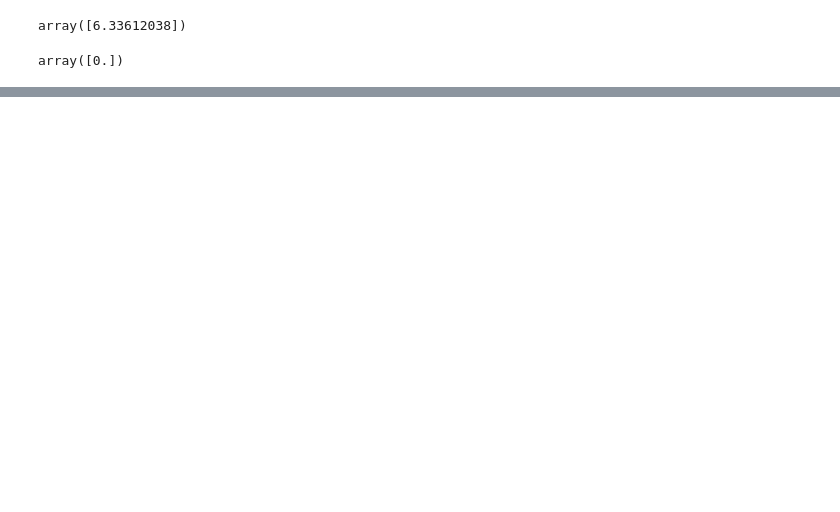
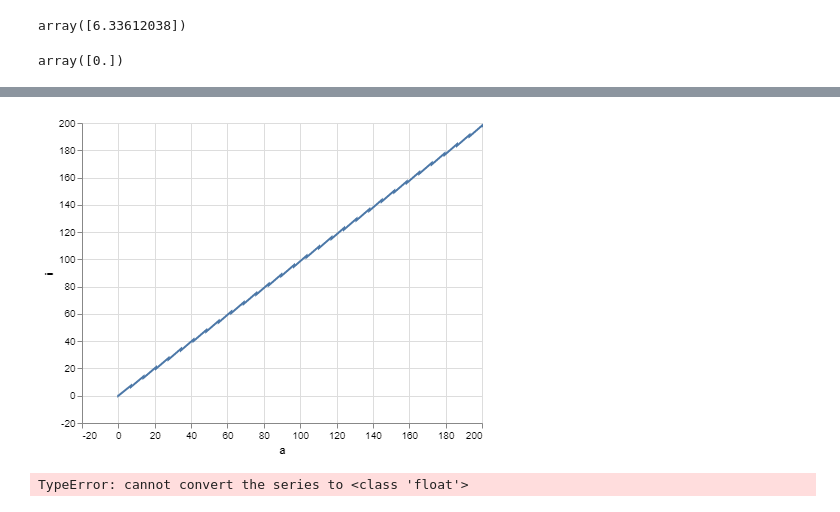
Before and after one commit to zhuang13atJHU/ballpark, a Jupyter notebook: models/We-Would-Like-In-Econ-ARK/AiyagariIdiosyncratic/Code.ipynb, the cells around one changed output, grey strips where cells are left out. Drawn from its saved outputs; the diff is of its cells as text; code cells hidden in the pictures; blank space fills up the shorter version.

```diff
--- a/models/We-Would-Like-In-Econ-ARK/AiyagariIdiosyncratic/Code.ipynb
+++ b/models/We-Would-Like-In-Econ-ARK/AiyagariIdiosyncratic/Code.ipynb
@@ -150,0 +200,11 @@ TypeError: 'DecisionRule' object is not iterable
+# %%
+import altair as alt
+import pandas as pd
+single = alt.selection_single(on='mouseover', nearest=True)
+df = eq.as_df()
+alt.Chart(df).mark_line().encode(
+    x = 'a',
+    y = 'i',
+)
+# %% [output]
+[figure, added]
@@ -150,0 +213,10 @@ TypeError: 'DecisionRule' object is not iterable
+# %%
+# calcualte consumption
+a = df['a']
+r = df['r']
+w = df['w']
+e = df['e']
+i = df['i']
+c = (1+r)*a + w*math.exp(e) - i
+# %% [output]
+TypeError: cannot convert the series to <class 'float'>
```
Also changed, not shown: parts of 13 cells of this notebook.
